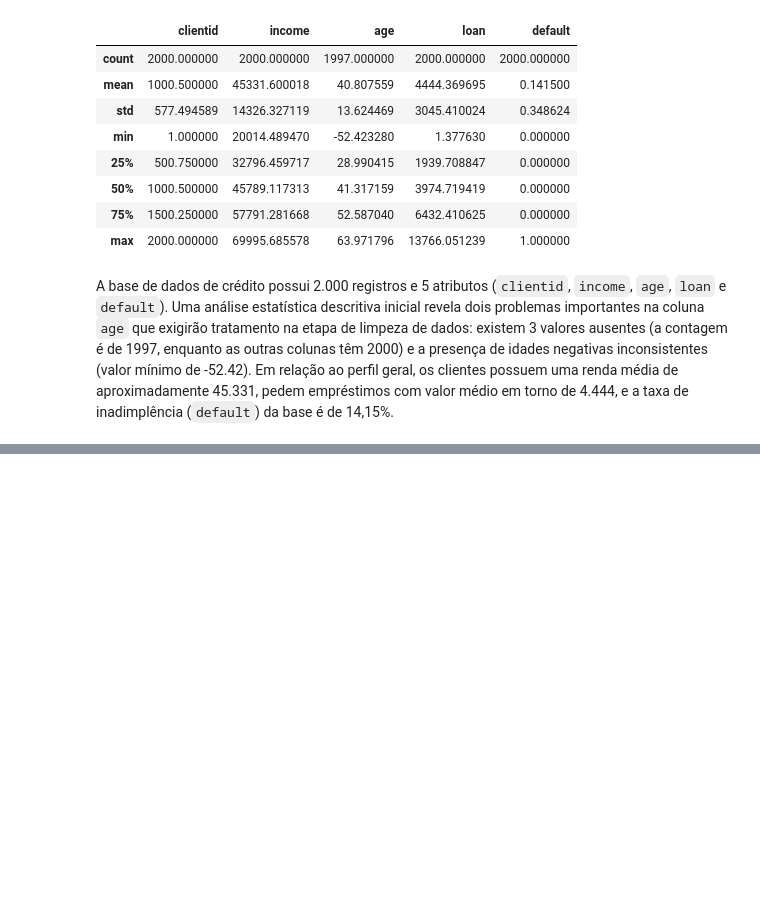
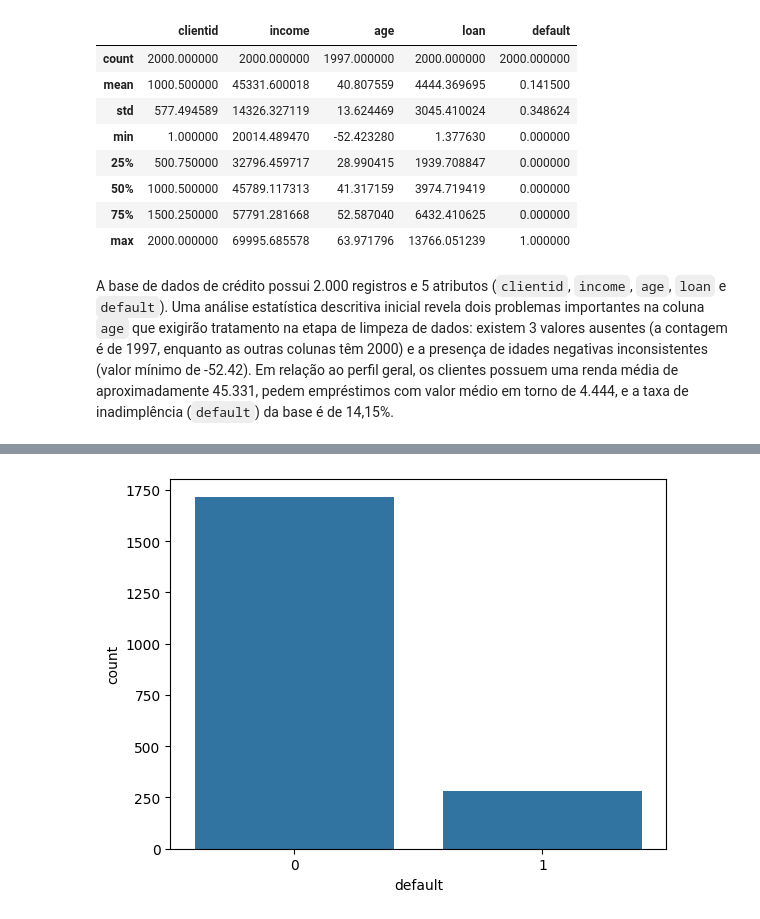
Before and after one commit to MarioViniciusBC/risco_credito, a Jupyter notebook: pre_processamento_dados.ipynb, the cells around one changed output, grey strips where cells are left out. Cells and saved outputs as stored; diff of their text form; code cells hidden in the pictures; blank space fills up the shorter version.

```diff
--- a/pre_processamento_dados.ipynb
+++ b/pre_processamento_dados.ipynb
@@ -94,0 +151,5 @@ A base de dados de crédito possui 2.000 registros e 5 atributos (`clientid`, `i
+# %%
+# Gráfico de barras
+sns.countplot(x = dados['default']);
+# %% [output]
+[figure, added]
```
Also changed, not shown: parts of 24 cells of this notebook.
